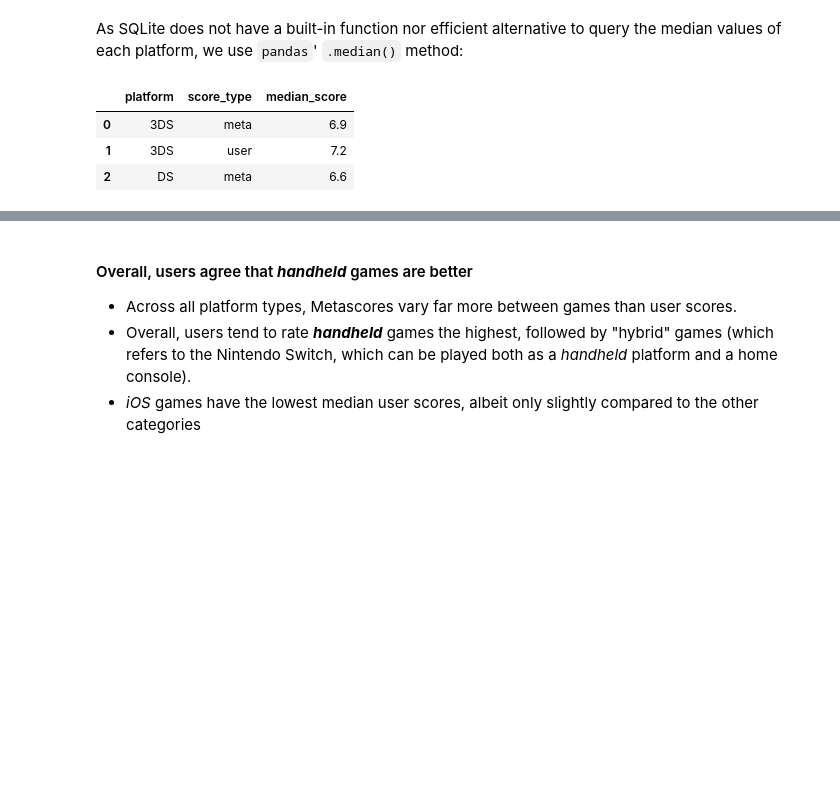
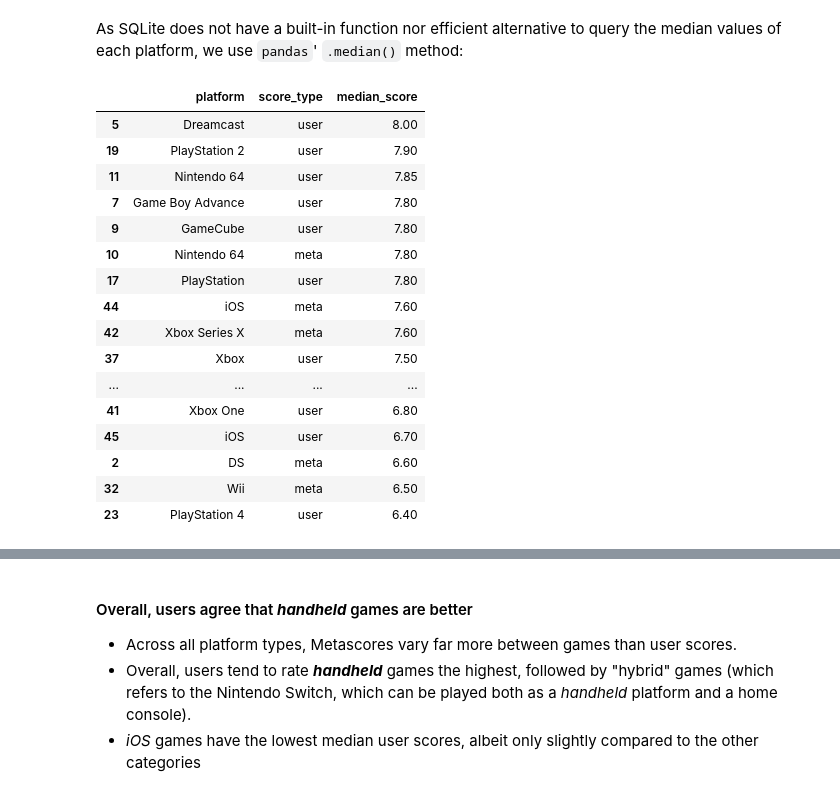
Before and after one commit to henrylin03/video-games, a Jupyter notebook: analysis.ipynb, the cells around one changed output, grey strips where cells are left out. Drawn from its saved outputs; the diff is of its cells as text; code cells hidden in the pictures; blank space fills up the shorter version.

```diff
--- a/analysis.ipynb
+++ b/analysis.ipynb
@@ -251,15 +256,33 @@ scores_stacked_df.head(3)
 # %% [markdown]
 As SQLite does not have a built-in function nor efficient alternative to query the median values of each platform, we use `pandas`' `.median()` method:
 # %%
-median_scores_df = (
-    scores_stacked_df.groupby(["platform", "score_type"])
-    .score.median()
-    .reset_index()
-    .rename(columns={"score": "median_score"})
-)
-median_scores_df.head(3)
+def find_median_scores(scores_stacked_by_type_df: pd.DataFrame) -> pd.DataFrame:
+    res_df = (
+        scores_stacked_by_type_df.groupby(["platform", "score_type"])
+        .score.median()
+        .reset_index()
+        .rename(columns={"score": "median_score"})
+    )
+    return res_df
+
+
+median_scores = find_median_scores(scores_stacked_df)
+median_scores.sort_values("median_score", ascending=False)
 # %% [output]
 |  | platform | score_type | median_score |
-| 0 | 3DS | meta | 6.9 |
-| 1 | 3DS | user | 7.2 |
-| 2 | DS | meta | 6.6 |
+| 5 | Dreamcast | user | 8.00 |
+| 19 | PlayStation 2 | user | 7.90 |
+| 11 | Nintendo 64 | user | 7.85 |
+| 7 | Game Boy Advance | user | 7.80 |
+| 9 | GameCube | user | 7.80 |
+| 10 | Nintendo 64 | meta | 7.80 |
+| 17 | PlayStation | user | 7.80 |
+| 44 | iOS | meta | 7.60 |
+| 42 | Xbox Series X | meta | 7.60 |
+| 37 | Xbox | user | 7.50 |
+| ... | ... | ... | ... |
+| 41 | Xbox One | user | 6.80 |
+| 45 | iOS | user | 6.70 |
+| 2 | DS | meta | 6.60 |
+| 32 | Wii | meta | 6.50 |
+| 23 | PlayStation 4 | user | 6.40 |
```
Also changed, not shown: parts of 12 cells of this notebook.
